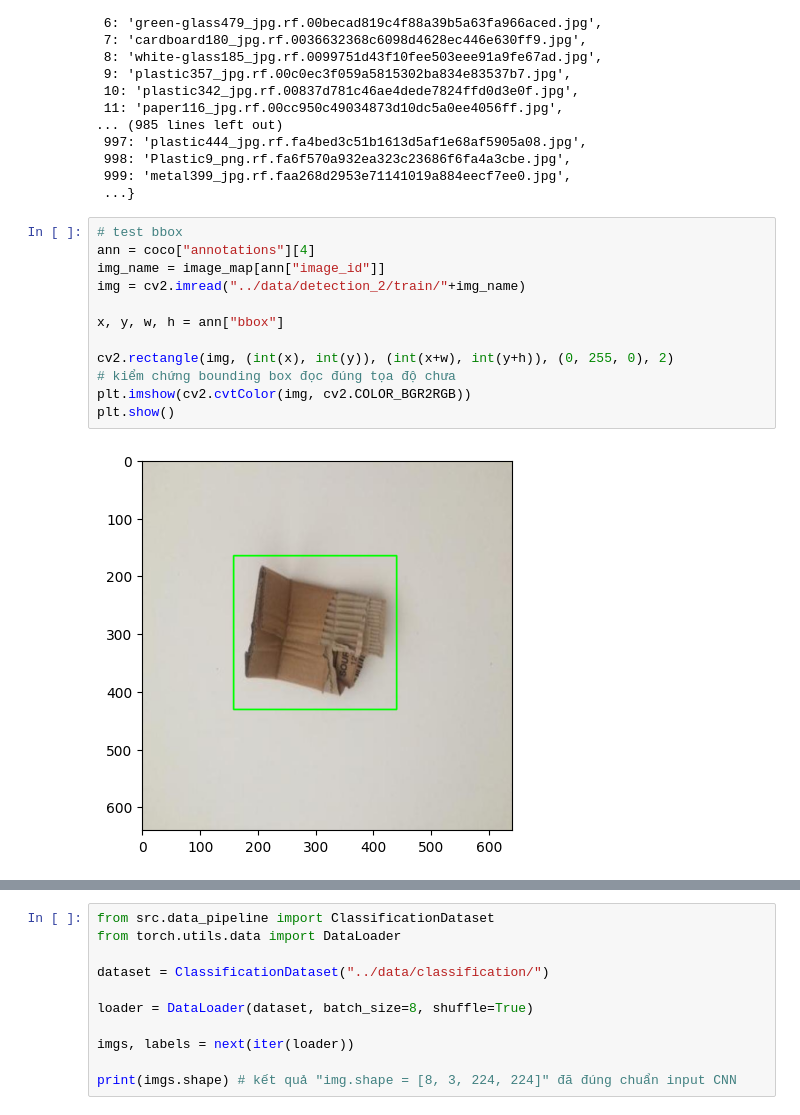
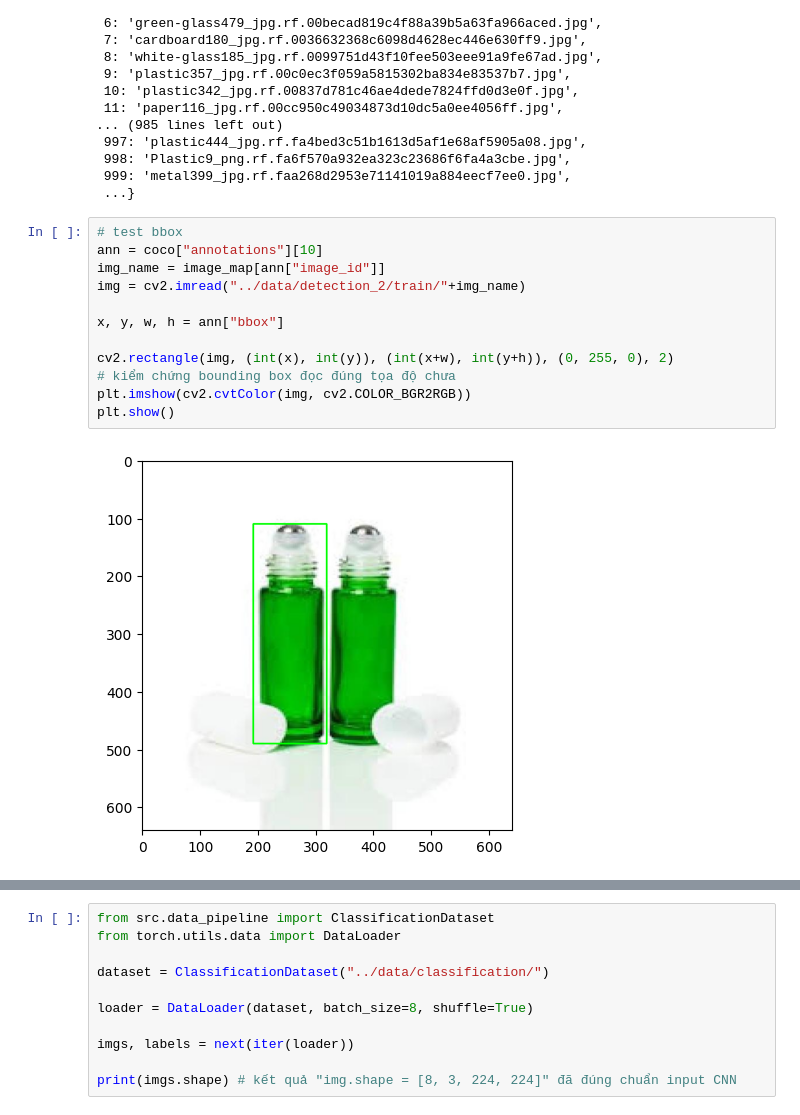
Before and after one commit to hquan1902/AI-Trash-System, a Jupyter notebook: notebooks/test1.ipynb, the cells around one changed output, grey strips where cells are left out. Cells and saved outputs as stored; diff of their text form.

```diff
--- a/notebooks/test1.ipynb
+++ b/notebooks/test1.ipynb
@@ -40,18 +40,18 @@ image_map
  ...}
 # %%
 # test bbox
-ann = coco["annotations"][4]
+ann = coco["annotations"][10]
 img_name = image_map[ann["image_id"]]
 img = cv2.imread("../data/detection_2/train/"+img_name)
 
 x, y, w, h = ann["bbox"]
 
 cv2.rectangle(img, (int(x), int(y)), (int(x+w), int(y+h)), (0, 255, 0), 2)
 # kiểm chứng bounding box đọc đúng tọa độ chưa
 plt.imshow(cv2.cvtColor(img, cv2.COLOR_BGR2RGB))
 plt.show()
 # %% [output]
-[figure, old version]
+[figure, new version]
 # %%
 # crop object
 crop = img[int(y):int(y+h), int(x):int(x+w)] # [y1:y2, x1:x2]
```
Also changed, not shown: parts of 1 cell of this notebook, 5 other files.
